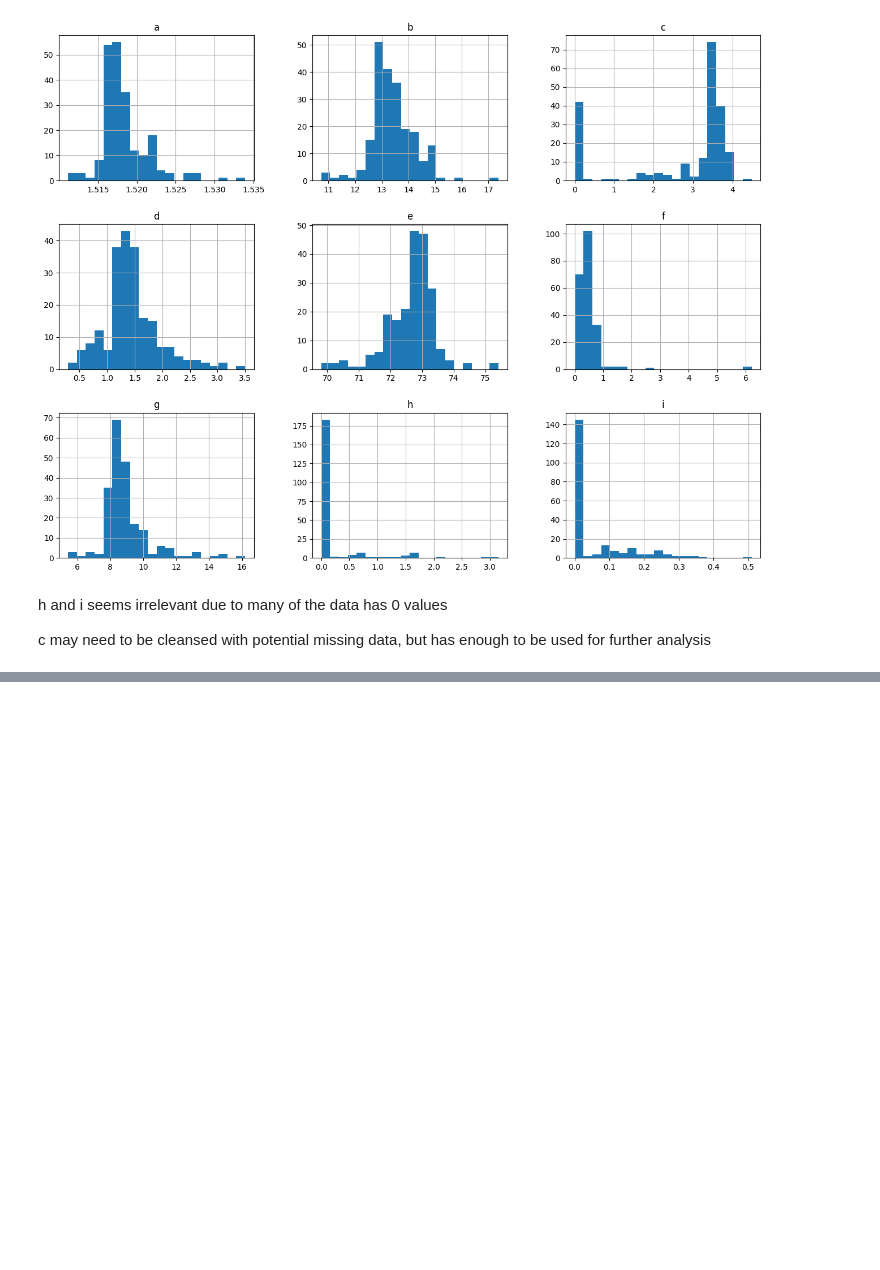
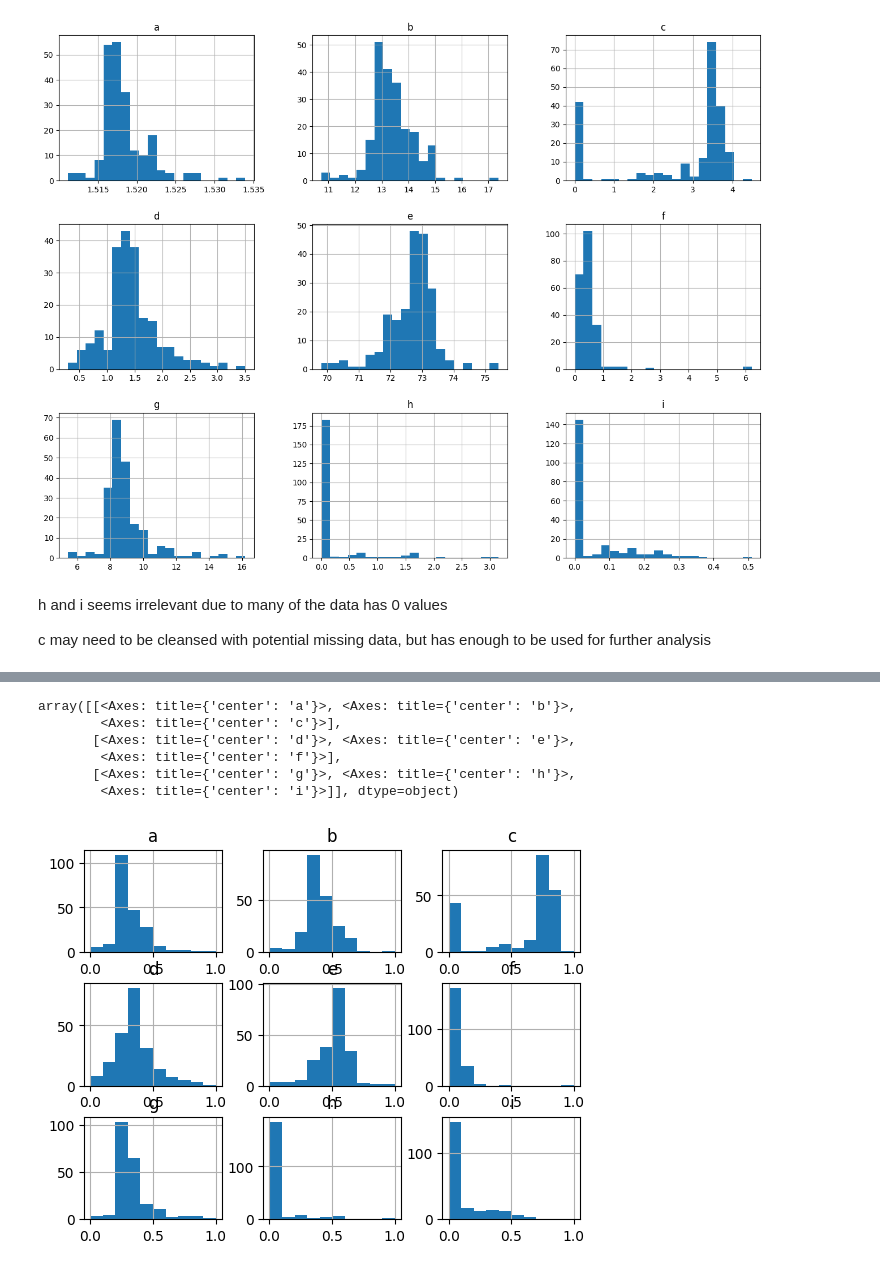
Before and after one commit to raysky9999/preScreen, a Jupyter notebook: PreScreen1.ipynb, the cells around one changed output, grey strips where cells are left out. Saved outputs shown, nothing was run; the diff lists cells and outputs as text; code cells hidden in the pictures; blank space fills up the shorter version.

```diff
--- a/PreScreen1.ipynb
+++ b/PreScreen1.ipynb
@@ -93,3 +105,13 @@ df = df.drop(columns=['h','i'])
+# %%
+scaled_df.hist()
+# %% [output]
+array([[<Axes: title={'center': 'a'}>, <Axes: title={'center': 'b'}>,
+        <Axes: title={'center': 'c'}>],
+       [<Axes: title={'center': 'd'}>, <Axes: title={'center': 'e'}>,
+        <Axes: title={'center': 'f'}>],
+       [<Axes: title={'center': 'g'}>, <Axes: title={'center': 'h'}>,
+        <Axes: title={'center': 'i'}>]], dtype=object)
+[figure, added]
 # %%
 print("Correlation between features\n")
 fig, ax = plt.subplots(figsize=(8,8))
```
Also changed, not shown: parts of 8 cells of this notebook.
